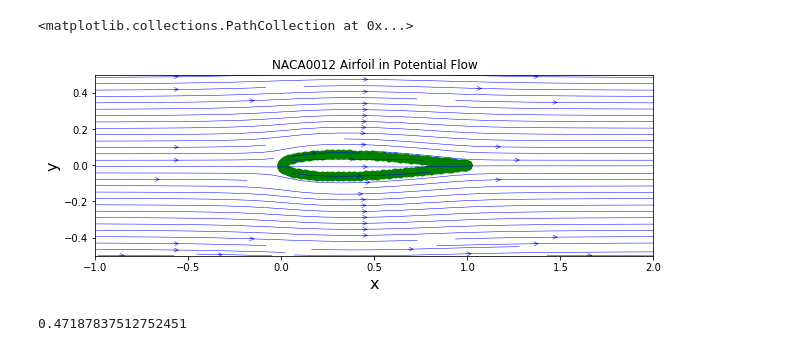
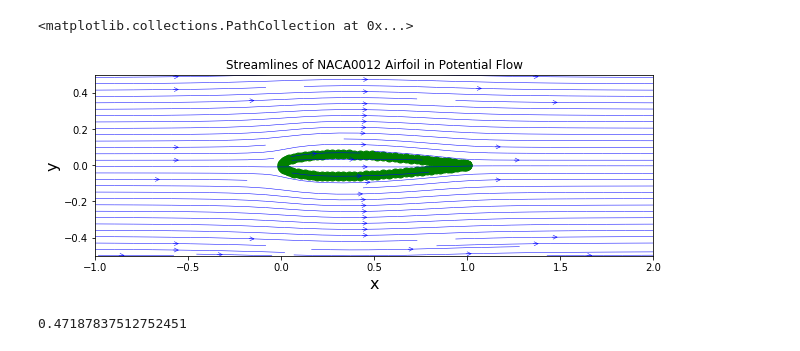
Before and after one commit to djpalumbo18/mae6226, a Jupyter notebook: Palumbo_AeroHydro_HW1.ipynb, the cells around one changed output. Drawn from its saved outputs; the diff is of its cells as text; code cells hidden in the pictures.

```diff
--- a/Palumbo_AeroHydro_HW1.ipynb
+++ b/Palumbo_AeroHydro_HW1.ipynb
@@ -57,7 +57,7 @@ def get_velocity(strength, xs, ys, X, Y):
     V = np.zeros((51,51),dtype=float)
 
 
-    for i in range (0,99):
+    for i in range (0,len(NACA_x)-1):
         u[:,:,i] = (strength[i] / (2 * np.pi)) * (X - xs[i]) / ((X - xs[i])**2 + (Y - ys[i])**2)
         v[:,:,i] = (strength[i] / (2 * np.pi)) * (Y - ys[i]) / ((X - xs[i])**2 + (Y - ys[i])**2)
         U = u[:,:,i]+ U
@@ -108,18 +110,18 @@ psi = get_stream_function(NACA_sig,NACA_x,NACA_y,X,Y)
 # %%
 # plot streamlines
 width = 10
 height = (y_end - y_start) / (x_end - x_start) * width
 plt.figure(figsize=(width, height))
-plt.title('NACA0012 Airfoil in Potential Flow')
+plt.title('Streamlines of NACA0012 Airfoil in Potential Flow')
 plt.xlabel('x', fontsize=16)
 plt.ylabel('y', fontsize=16)
 plt.xlim(x_start, x_end)
 plt.ylim(y_start, y_end)
 plt.streamplot(X, Y, u, v, density=1, linewidth=0.5, arrowsize=1, arrowstyle='->', color ='blue')
 plt.scatter(NACA_x, NACA_y, color='green', s=80, marker='o')
 # %% [output]
 <matplotlib.collections.PathCollection at 0x...>
-[figure, old version]
+[figure, new version]
 # %%
 #define coefficient of pressure
 cp = 1 - (u**2+v**2)/u_inf**2
```
Also changed, not shown: parts of 4 cells of this notebook.
